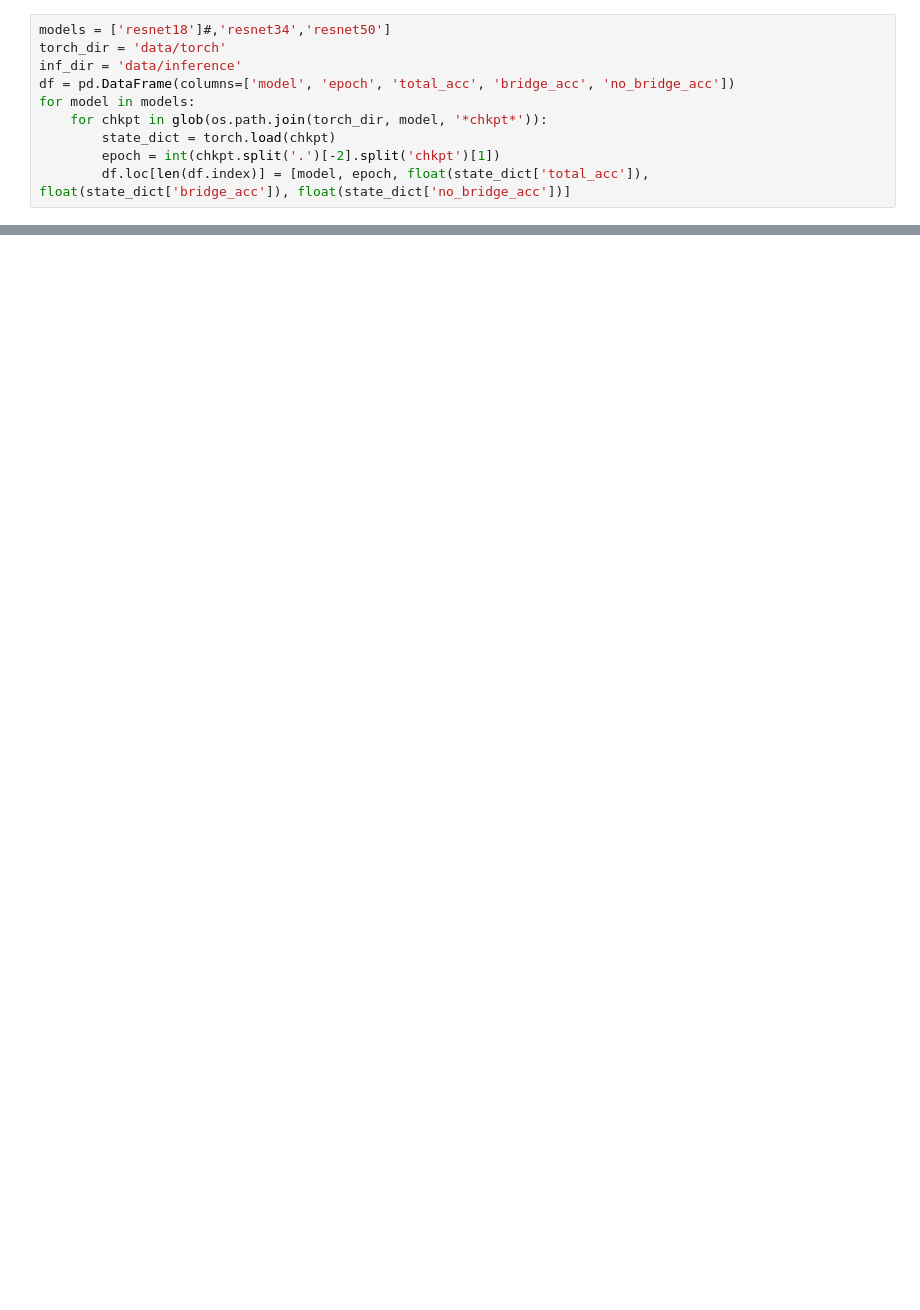
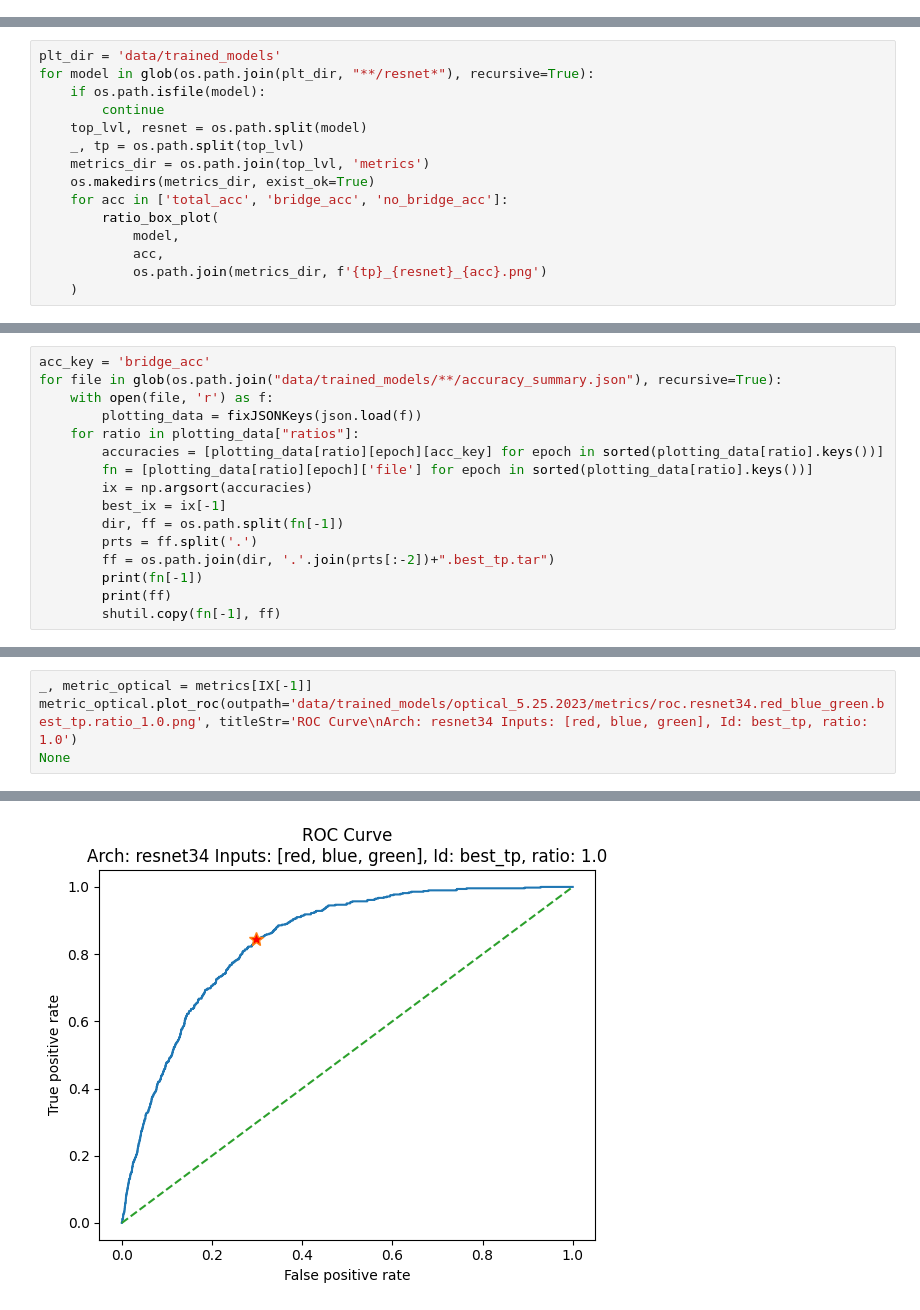
Before and after one commit to earthlab/bridges_to_prosperity_ML, a Jupyter notebook: sandbox.ipynb, the cells around one changed output, grey strips where cells are left out. Drawn from its saved outputs; the diff is of its cells as text; blank space fills up the shorter version.

```diff
--- a/sandbox.ipynb
+++ b/sandbox.ipynb
@@ -316,10 +0,0 @@ import numpy as np
-# %%
-models = ['resnet18']#,'resnet34','resnet50']
-torch_dir = 'data/torch'
-inf_dir = 'data/inference'
-df = pd.DataFrame(columns=['model', 'epoch', 'total_acc', 'bridge_acc', 'no_bridge_acc'])
-for model in models:
-    for chkpt in glob(os.path.join(torch_dir, model, '*chkpt*')):
-        state_dict = torch.load(chkpt)
-        epoch = int(chkpt.split('.')[-2].split('chkpt')[1])
-        df.loc[len(df.index)] = [model, epoch, float(state_dict['total_acc']), float(state_dict['bridge_acc']), float(state_dict['no_bridge_acc'])]
@@ -472,0 +88,15 @@ Saving to /home/ec2-user/bridges_to_prosperity_ML/data/tiles/train_df.csv and /h
+# %%
+plt_dir = 'data/trained_models'
+for model in glob(os.path.join(plt_dir, "**/resnet*"), recursive=True):
+    if os.path.isfile(model):
+        continue
+    top_lvl, resnet = os.path.split(model)
+    _, tp = os.path.split(top_lvl)
+    metrics_dir = os.path.join(top_lvl, 'metrics')
+    os.makedirs(metrics_dir, exist_ok=True)
+    for acc in ['total_acc', 'bridge_acc', 'no_bridge_acc']:
+        ratio_box_plot(
+            model,
+            acc,
+            os.path.join(metrics_dir, f'{tp}_{resnet}_{acc}.png')
+    )
@@ -472,0 +112,16 @@ Saving to /home/ec2-user/bridges_to_prosperity_ML/data/tiles/train_df.csv and /h
+# %%
+acc_key = 'bridge_acc'
+for file in glob(os.path.join("data/trained_models/**/accuracy_summary.json"), recursive=True):
+    with open(file, 'r') as f:
+        plotting_data = fixJSONKeys(json.load(f))
+    for ratio in plotting_data["ratios"]:
+        accuracies = [plotting_data[ratio][epoch][acc_key] for epoch in sorted(plotting_data[ratio].keys())]
+        fn = [plotting_data[ratio][epoch]['file'] for epoch in sorted(plotting_data[ratio].keys())]
+        ix = np.argsort(accuracies)
+        best_ix = ix[-1]
+        dir, ff = os.path.split(fn[-1])
+        prts = ff.split('.')
+        ff = os.path.join(dir, '.'.join(prts[:-2])+".best_tp.tar")
+        print(fn[-1])
+        print(ff)
+        shutil.copy(fn[-1], ff)
@@ -472,0 +201,5 @@ Saving to /home/ec2-user/bridges_to_prosperity_ML/data/tiles/train_df.csv and /h
+# %%
+_, metric_optical = metrics[IX[-1]]
+metric_optical.plot_roc(outpath='data/trained_models/optical_5.25.2023/metrics/roc.resnet34.red_blue_green.best_tp.ratio_1.0.png', titleStr='ROC Curve\nArch: resnet34 Inputs: [red, blue, green], Id: best_tp, ratio: 1.0')
+None
+# %% [output]
@@ -472,0 +209 @@ Saving to /home/ec2-user/bridges_to_prosperity_ML/data/tiles/train_df.csv and /h
+[figure, added]
```
Also changed, not shown: parts of 96 cells of this notebook.
